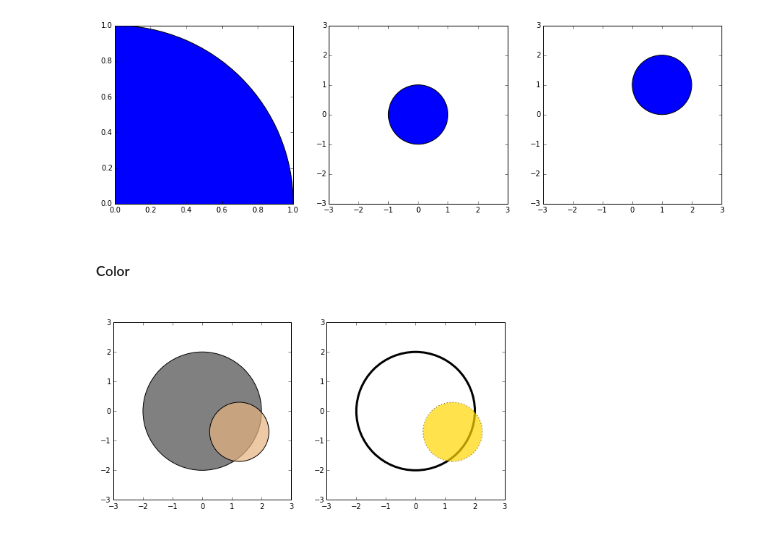
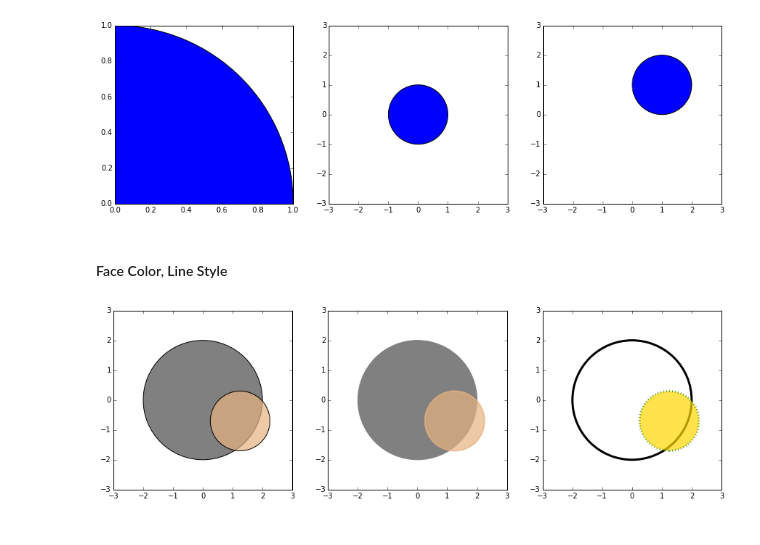
Before and after one commit to mmathioudakis/matplotlib_plot_examples, a Jupyter notebook: little_matplotlib_cookbook.ipynb, the cells around one changed output. Saved outputs shown, nothing was run; the diff lists cells and outputs as text; code cells hidden in the pictures.

```diff
--- a/little_matplotlib_cookbook.ipynb
+++ b/little_matplotlib_cookbook.ipynb
@@ -547,18 +549,24 @@ _tmp = ax[2].add_patch(circle_2)
 # %% [output]
 [figure]
 # %% [markdown]
-#### Color
+#### Face Color, Line Style
 # %%
 fig, ax = plt.subplots(1,3, figsize = (15, 5))
 
 ax[0].set(aspect = 1, xlim = (-3, 3), ylim = (-3, 3))
 _tmp = ax[0].add_patch(patches.Circle((0,0), 2, fc = (0.5, 0.5, 0.5)))
 _tmp = ax[0].add_patch(patches.Circle((1.25,-0.7), 1, fc = (0.9, 0.7, 0.5, 0.7)))
 
 ax[1].set(aspect = 1, xlim = (-3, 3), ylim = (-3, 3))
-_tmp = ax[1].add_patch(patches.Circle((0,0), 2, fill = False, lw = 3))
-_tmp = ax[1].add_patch(patches.Circle((1.25,-0.7), 1, fc = 'gold', ls = 'dotted', alpha = 0.7))
+_tmp = ax[1].add_patch(patches.Circle((0,0), 2, color = (0.5, 0.5, 0.5)))
+_tmp = ax[1].add_patch(patches.Circle((1.25,-0.7), 1, color = (0.9, 0.7, 0.5, 0.7), lw = 2))
+# Notice that setting the 'color' property overrides the edgecolor or facecolor properties.
+# Try this, too:
+# _tmp = ax[1].add_patch(patches.Circle((-1.25,0.7), 1, color = (0.9, 0.7, 0.5, 0.7), lw = 2, edgecolor = "blue"))
 
-_tmp = ax[2].axis('off')
+ax[2].set(aspect = 1, xlim = (-3, 3), ylim = (-3, 3))
+_tmp = ax[2].add_patch(patches.Circle((0,0), 2, fill = False, lw = 3))
+_tmp = ax[2].add_patch(patches.Circle((1.25,-0.7), 1, fc = 'gold',
+                          ls = 'dotted', lw = 3, edgecolor = "green", alpha = 0.7))
 # %% [output]
-[figure, old version]
+[figure, new version]
```
Also changed, not shown: parts of 3 cells of this notebook.
